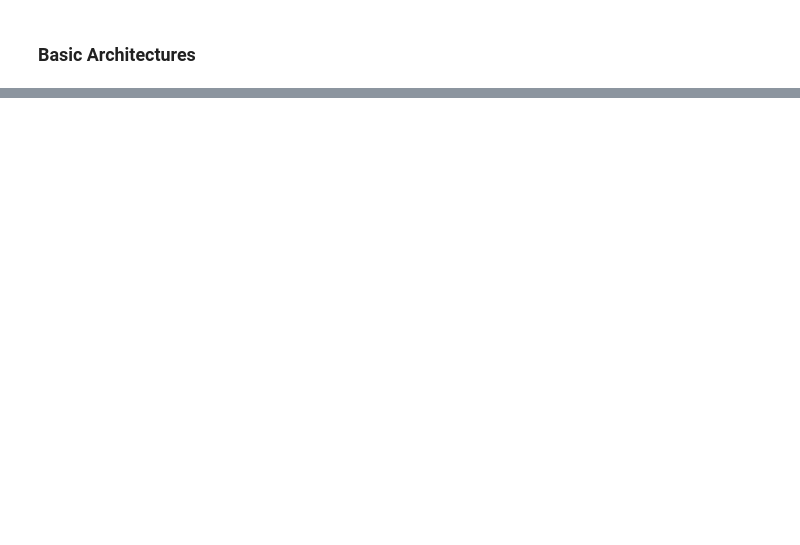
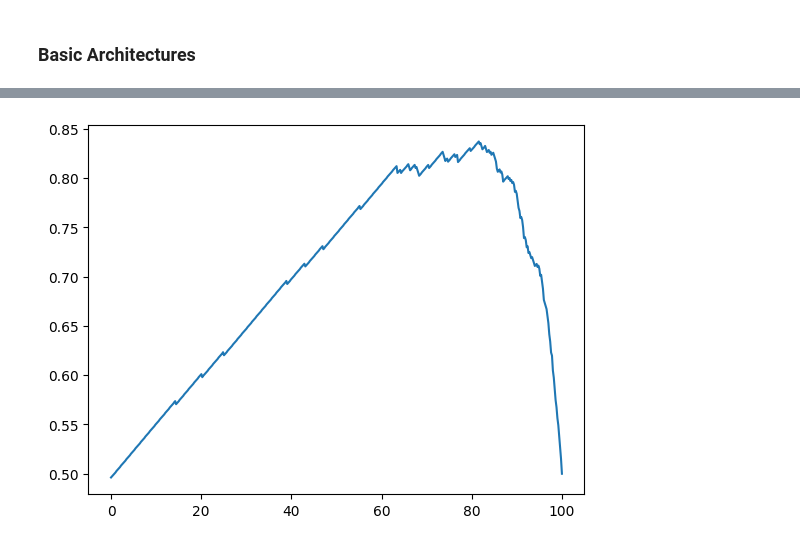
Before and after one commit to mrucker/diss, a Jupyter notebook: Samples.ipynb, the cells around one changed output, grey strips where cells are left out. Saved outputs shown, nothing was run; the diff lists cells and outputs as text; code cells hidden in the pictures; blank space fills up the shorter version.

```diff
--- a/Samples.ipynb
+++ b/Samples.ipynb
@@ -617,0 +1505,15 @@ def train_model(Xs, ys, model, opt, sched, loss, batch=8, epoch=1, device='cpu')
+# %%
+def local():
+    from matplotlib import pyplot as plt
+    from sklearn.metrics import balanced_accuracy_score
+    import numpy as np
+
+    X =  np.linspace(0,100,500)
+    Y = np.percentile(out[0][-2],q=X)
+
+    plt.plot(X,[ balanced_accuracy_score(out[0][-1], [int(s>y) for s in out[0][-2]])  for y in Y])
+
+    return
+local()
+# %% [output]
+[figure, added]
```
Also changed, not shown: parts of 61 cells of this notebook, 3 other files.
